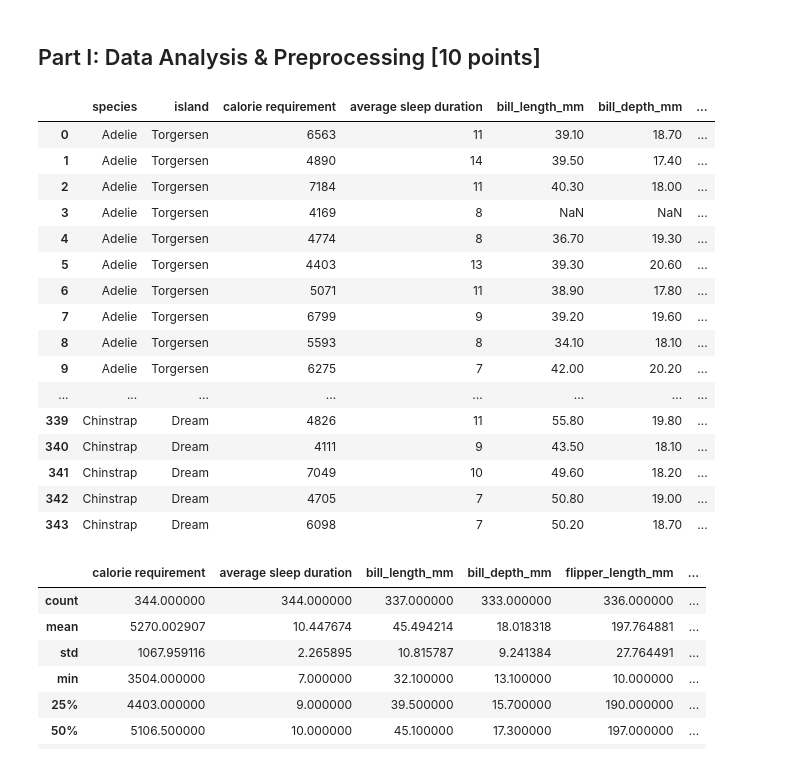
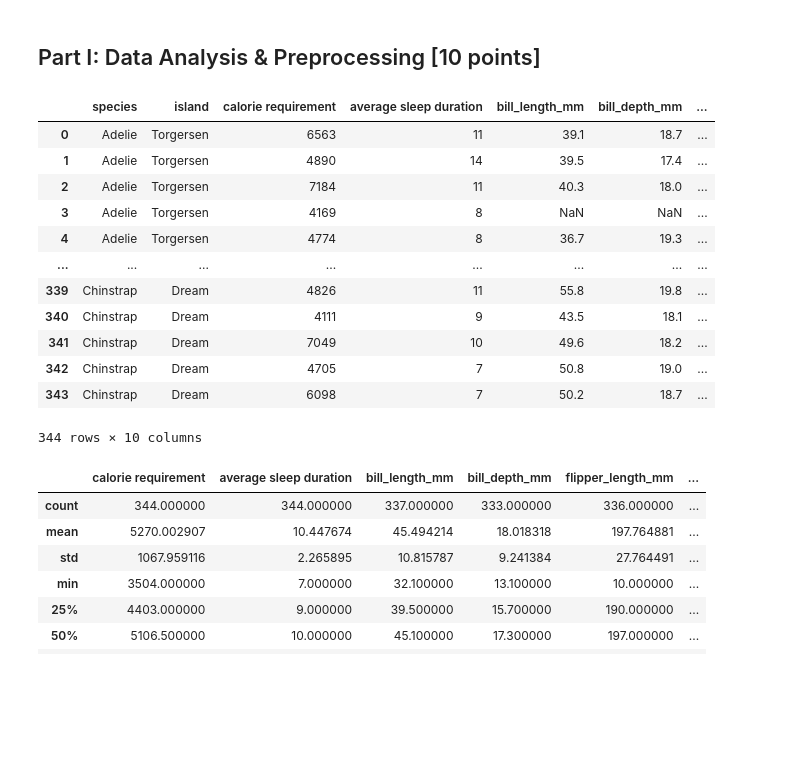
Before and after one commit to Ganesh-Kdt/Classification-and-Regression-Model-From-Scratch, a Jupyter notebook: ganeshdi_sushreen_assignment1_checkpoint.ipynb, the cells around one changed output. Cells and saved outputs as stored; diff of their text form; code cells hidden in the pictures; blank space fills up the shorter version.

```diff
--- a/ganeshdi_sushreen_assignment1_checkpoint.ipynb
+++ b/ganeshdi_sushreen_assignment1_checkpoint.ipynb
@@ -4,28 +4,24 @@
 import pandas as pd
 import numpy as np
 # %%
-pd.set_option('display.max_rows', 500)
-pd.set_option('display.max_columns', 500)
+pd.set_option('display.max_rows', 200)
+pd.set_option('display.max_columns', 15)
 df=pd.read_csv('Data/noisy_datasets/penguins.csv')
 df
 # %% [output]
 |  | species | island | calorie requirement | average sleep duration | bill_length_mm | bill_depth_mm | ... |
-| 0 | Adelie | Torgersen | 6563 | 11 | 39.10 | 18.70 | ... |
-| 1 | Adelie | Torgersen | 4890 | 14 | 39.50 | 17.40 | ... |
-| 2 | Adelie | Torgersen | 7184 | 11 | 40.30 | 18.00 | ... |
+| 0 | Adelie | Torgersen | 6563 | 11 | 39.1 | 18.7 | ... |
+| 1 | Adelie | Torgersen | 4890 | 14 | 39.5 | 17.4 | ... |
+| 2 | Adelie | Torgersen | 7184 | 11 | 40.3 | 18.0 | ... |
 | 3 | Adelie | Torgersen | 4169 | 8 | NaN | NaN | ... |
-| 4 | Adelie | Torgersen | 4774 | 8 | 36.70 | 19.30 | ... |
-| 5 | Adelie | Torgersen | 4403 | 13 | 39.30 | 20.60 | ... |
-| 6 | Adelie | Torgersen | 5071 | 11 | 38.90 | 17.80 | ... |
-| 7 | Adelie | Torgersen | 6799 | 9 | 39.20 | 19.60 | ... |
-| 8 | Adelie | Torgersen | 5593 | 8 | 34.10 | 18.10 | ... |
-| 9 | Adelie | Torgersen | 6275 | 7 | 42.00 | 20.20 | ... |
+| 4 | Adelie | Torgersen | 4774 | 8 | 36.7 | 19.3 | ... |
 | ... | ... | ... | ... | ... | ... | ... | ... |
-| 339 | Chinstrap | Dream | 4826 | 11 | 55.80 | 19.80 | ... |
-| 340 | Chinstrap | Dream | 4111 | 9 | 43.50 | 18.10 | ... |
-| 341 | Chinstrap | Dream | 7049 | 10 | 49.60 | 18.20 | ... |
-| 342 | Chinstrap | Dream | 4705 | 7 | 50.80 | 19.00 | ... |
-| 343 | Chinstrap | Dream | 6098 | 7 | 50.20 | 18.70 | ... |
+| 339 | Chinstrap | Dream | 4826 | 11 | 55.8 | 19.8 | ... |
+| 340 | Chinstrap | Dream | 4111 | 9 | 43.5 | 18.1 | ... |
+| 341 | Chinstrap | Dream | 7049 | 10 | 49.6 | 18.2 | ... |
+| 342 | Chinstrap | Dream | 4705 | 7 | 50.8 | 19.0 | ... |
+| 343 | Chinstrap | Dream | 6098 | 7 | 50.2 | 18.7 | ... |
+344 rows × 10 columns
 # %%
 df.describe()
 # %% [output]
```
Also changed, not shown: parts of 20 cells of this notebook, 1 other file.
